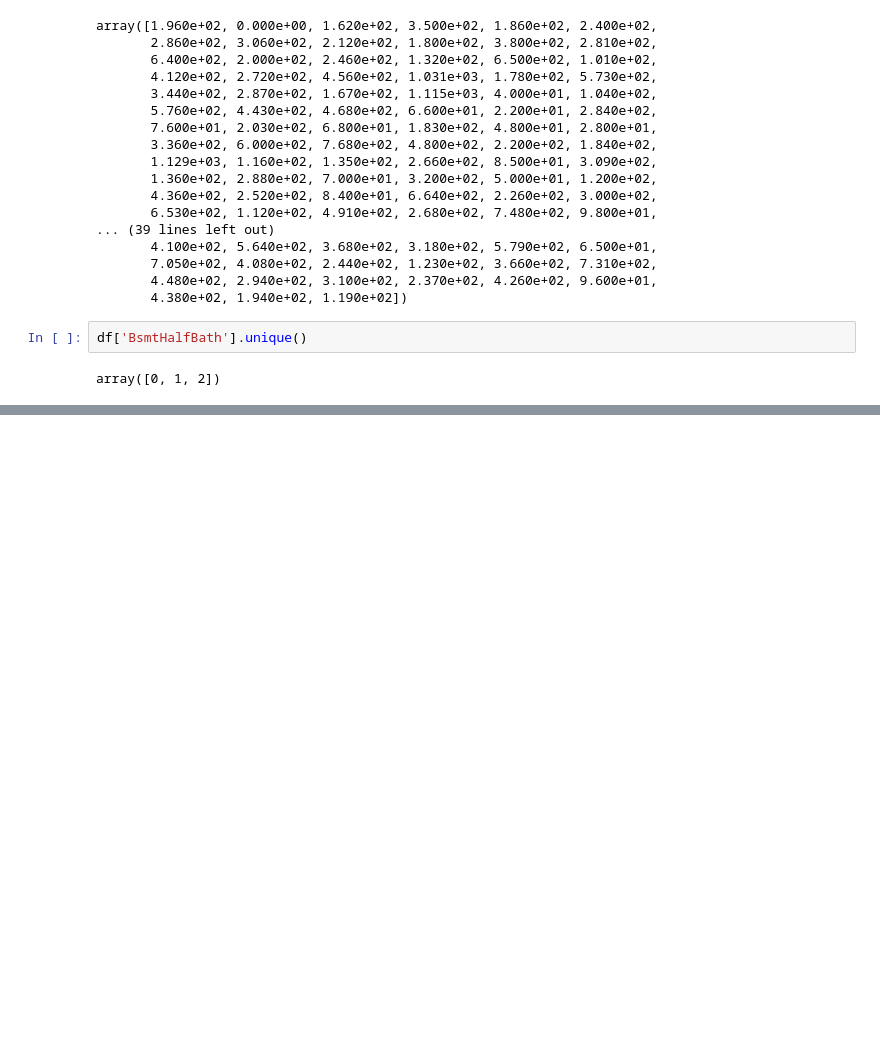
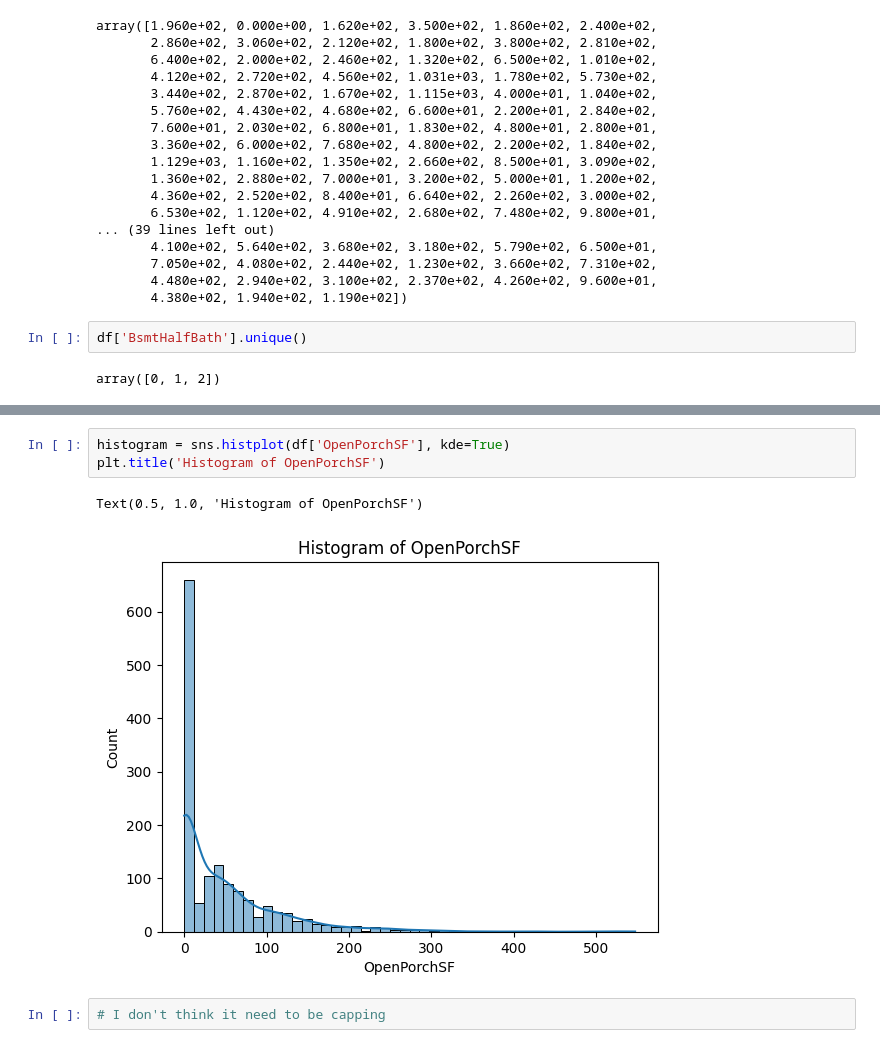
Before and after one commit to akhyear/house_price_prediction, a Jupyter notebook: train_code.ipynb, the cells around one changed output, grey strips where cells are left out. Saved outputs shown, nothing was run; the diff lists cells and outputs as text; blank space fills up the shorter version.

Commit message:
dealt OpenPorchSF outlier

```diff
--- a/train_code.ipynb
+++ b/train_code.ipynb
@@ -1481,0 +1503,8 @@ array([0, 1, 2])
+# %%
+histogram = sns.histplot(df['OpenPorchSF'], kde=True)
+plt.title('Histogram of OpenPorchSF')
+# %% [output]
+Text(0.5, 1.0, 'Histogram of OpenPorchSF')
+[figure, added]
+# %%
+# I don't think it need to be capping
```
Also changed, not shown: parts of 2 cells of this notebook.
